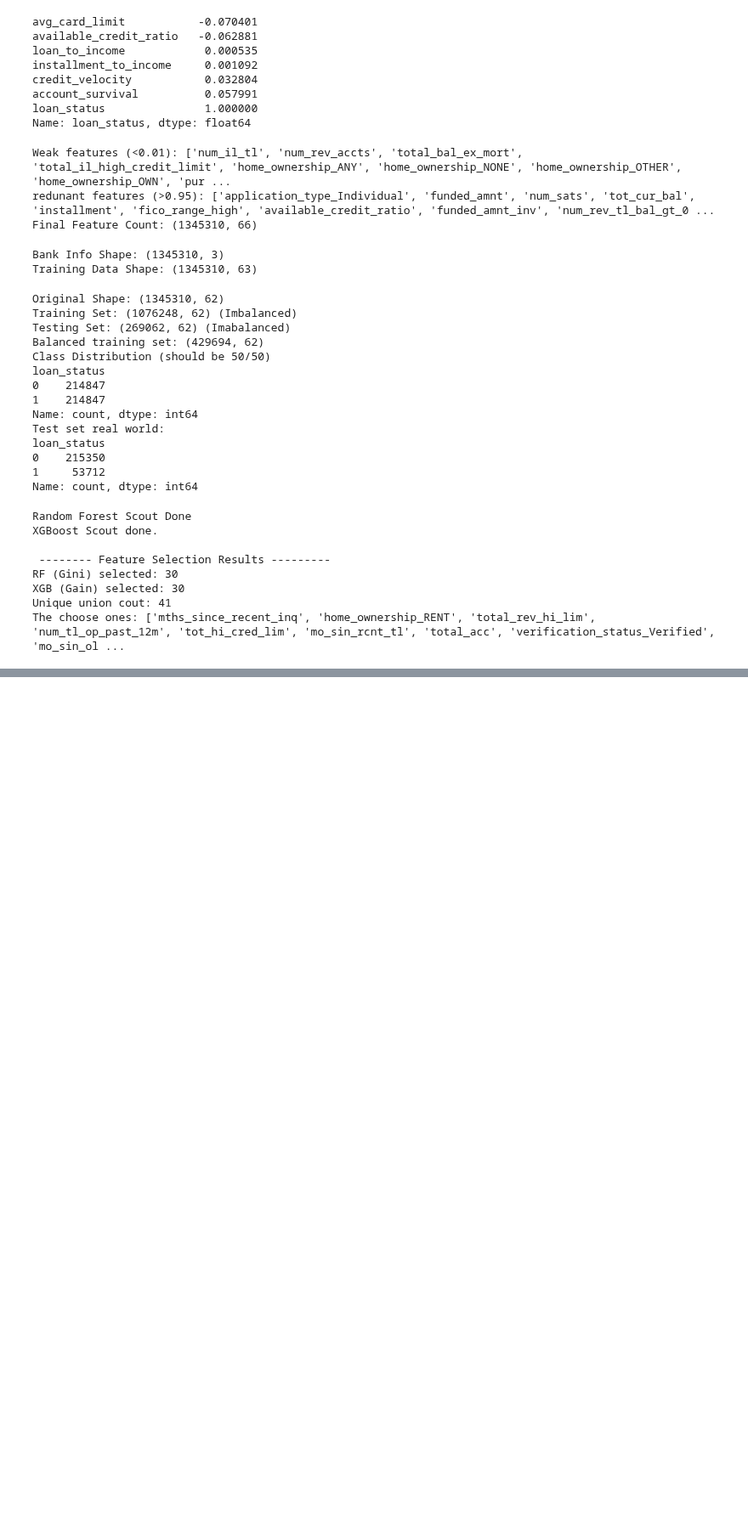
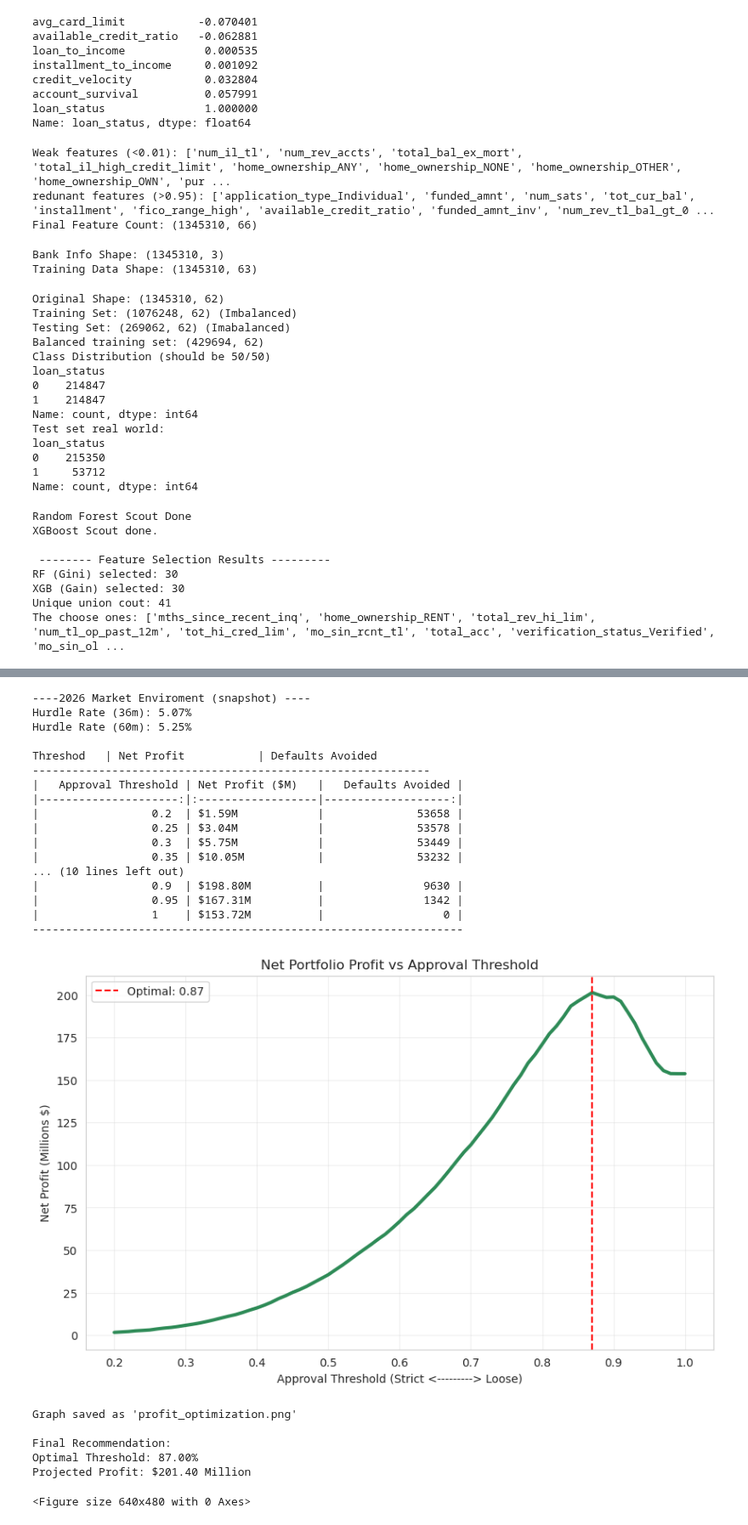
Before and after one commit to chaboihenry/Credit-Risk, a Jupyter notebook: Code/Default_Probability_Model.ipynb, the cells around one changed output, grey strips where cells are left out. Shown at 85% size. Cells and saved outputs as stored; diff of their text form; code cells hidden in the pictures; blank space fills up the shorter version.

```diff
--- a/Code/Default_Probability_Model.ipynb
+++ b/Code/Default_Probability_Model.ipynb
@@ -908,9 +953,12 @@ profit_if_paid = loan_amnt * (int_rate - loan_cost) * duration_years
 # Scenario B: they default (loss = principal * (1 - Recovery Rate)), assume 10% recovery rate to mimic industry standard
 loss_if_default = -loan_amnt * (1 - 0.10)
 
+# storage for the table
+
 # 4. Run the Optimization loop
 thresholds = np.linspace(0.20, 1.00, 81)
 net_profits = []
+results_data = []
 
 y_probs = final_model.predict_proba(X_test_final)[:, 1]
 y_true = y_test.values if hasattr(y_test, 'values') else y_test
@@ -926,35 +974,71 @@ for t in thresholds:
     approve_mask = (y_probs < t)
     # sum profit/loss only for the loans we approve
     # Good laons we approved (we make profit)
     profit_realized = np.sum(profit_if_paid[approve_mask & (y_true==0)])
     # Bad loans we approved (wek take loss)
     loss_realized = np.sum(loss_if_default[approve_mask & (y_true==1)])
     # net P&L
     total_net = profit_realized + loss_realized
     net_profits.append(total_net)
     # track winner
     if total_net > max_profit:
         max_profit = total_net
         best_threshold = t
 
-    if round(t*100) % 5 == 0:
+    # Capture data for the README table (at 5% increments)
+    if round(t * 100) % 5 == 0:
         defaults_avoided = np.sum((y_probs >= t) & (y_true == 1))
-        print(f"{t:<10.2f} | ${total_net/1_000_000:<18.2f}M | {defaults_avoided:<20}")
+        results_data.append({
+            "Approval Threshold": f"{t:.2f}",
+            "Net Profit ($M)": f"${total_net/1_000_000:.2f}M",
+            "Defaults Avoided": int(defaults_avoided)
+        })
+
+profit_table = pd.DataFrame(results_data).to_markdown(index=False)
+print(profit_table)
+print(f"-----------------------------------------------------------------\n")
 
 # 5. Visualize Profit Curve
 plt.figure(figsize=(10,6))
 plt.plot(thresholds, [p/1_000_000 for p in net_profits], color='#2E8B57', linewidth=3)
 plt.axvline(best_threshold, color='red', linestyle='--', label=f'Optimal: {best_threshold:.2f}')
 plt.title('Net Portfolio Profit vs Approval Threshold')
 plt.xlabel('Approval Threshold (Strict <---------> Loose)')
 plt.ylabel('Net Profit (Millions $)')
 plt.legend()
 plt.grid(True, alpha=0.3)
 plt.show()
+plt.savefig('profit_optimization.png', dpi=300, bbox_inches='tight')
 
+print(f"Graph saved as 'profit_optimization.png'")
 print(f"\nFinal Recommendation:")
 print(f"Optimal Threshold: {best_threshold:.2%}")
 print(f"Projected Profit: ${max_profit/1_000_000:.2f} Million")
+# %% [output]
+----2026 Market Enviroment (snapshot) ----
+Hurdle Rate (36m): 5.07%
+Hurdle Rate (60m): 5.25%
+
+Threshod   | Net Profit           | Defaults Avoided
+------------------------------------------------------------
+|   Approval Threshold | Net Profit ($M)   |   Defaults Avoided |
+|---------------------:|:------------------|-------------------:|
+|                 0.2  | $1.59M            |              53658 |
+|                 0.25 | $3.04M            |              53578 |
+|                 0.3  | $5.75M            |              53449 |
+|                 0.35 | $10.05M           |              53232 |
+... (10 lines left out)
+|                 0.9  | $198.80M          |               9630 |
+|                 0.95 | $167.31M          |               1342 |
+|                 1    | $153.72M          |                  0 |
+-----------------------------------------------------------------
+[figure, added]
+Graph saved as 'profit_optimization.png'
+
+Final Recommendation:
+Optimal Threshold: 87.00%
+Projected Profit: $201.40 Million
+<Figure size 640x480 with 0 Axes>
 # %%
 import matplotlib.pyplot as plt
 
```
Also changed, not shown: parts of 7 cells of this notebook, 8 other files.
